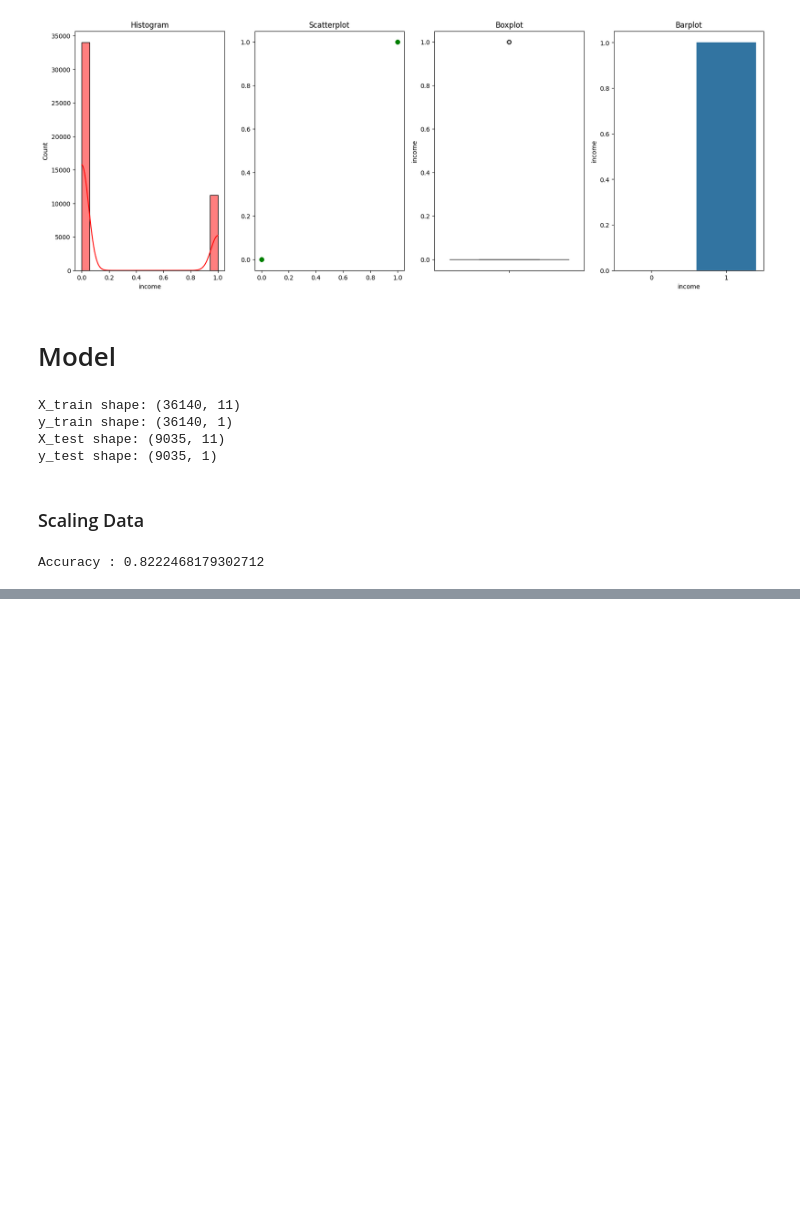
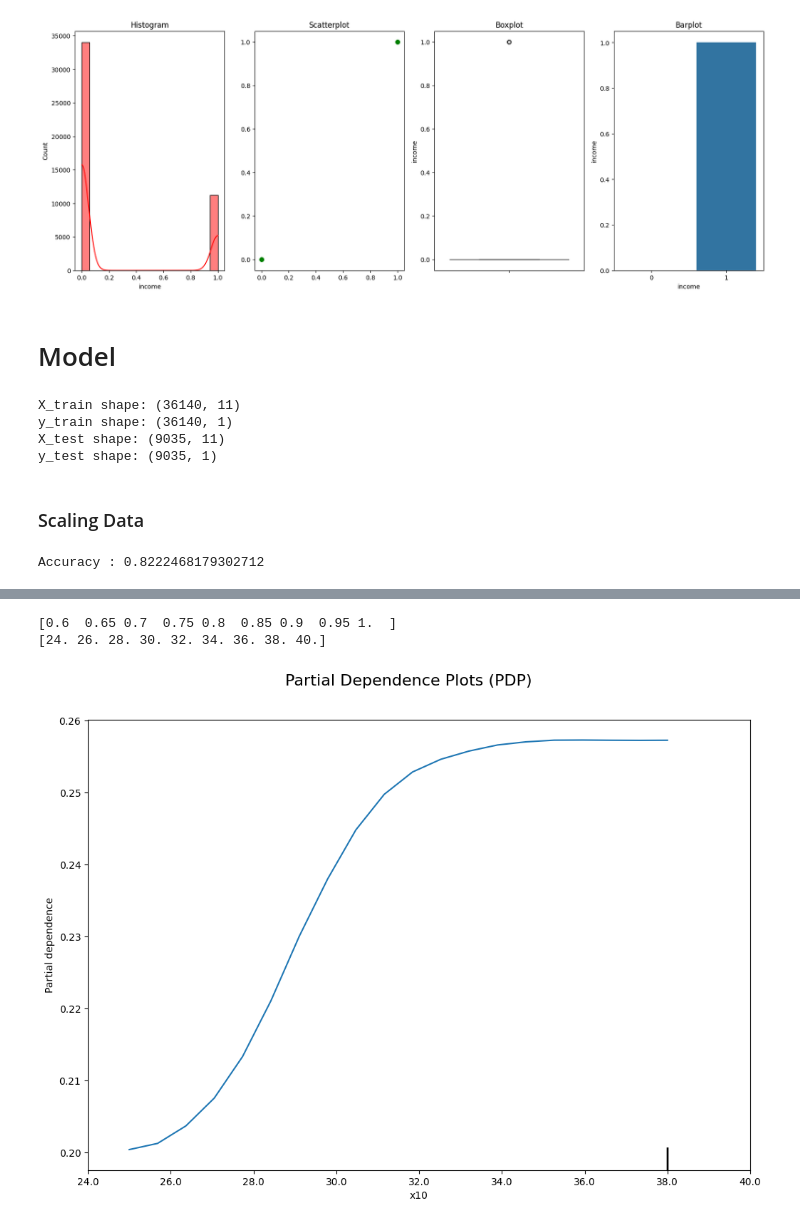
Before and after one commit to benedikt57/XAI, a Jupyter notebook: adult-income-k-nearest-neighbors-knn.ipynb, the cells around one changed output, grey strips where cells are left out. Drawn from its saved outputs; the diff is of its cells as text; code cells hidden in the pictures; blank space fills up the shorter version.

```diff
--- a/adult-income-k-nearest-neighbors-knn.ipynb
+++ b/adult-income-k-nearest-neighbors-knn.ipynb
@@ -524,0 +560,34 @@ plt.show()
+# %%
+from sklearn.inspection import PartialDependenceDisplay
+import matplotlib.pyplot as plt
+
+# Features for which you want to create the PDPs (e.g., 'age')
+features = [10]  # Example: 'age' is the first feature
+scale_factor = st.scale_[10]
+shift = st.min_[10]
+
+# Create the PDPs
+fig, ax = plt.subplots(figsize=(12, 8))  # Optional: Larger display for clarity
+pdp = PartialDependenceDisplay.from_estimator(model, X_train, features, ax=ax, grid_resolution=20)
+
+
+actual_ax = pdp.axes_[0, 0]
+
+
+#Adjust x-axis labels
+xticks = actual_ax.get_xticks()
+xticks_rescaled = (xticks - shift) / scale_factor  # Rescale back to original values
+print(xticks)
+print(xticks_rescaled)
+actual_ax.set_xticks(xticks)
+actual_ax.set_xticklabels([f"{tick:.1f}" for tick in xticks_rescaled])
+
+# Add title
+plt.suptitle("Partial Dependence Plots (PDP)", fontsize=16)
+plt.subplots_adjust(top=0.9)  # Avoid title overlap
+
+plt.show()
+# %% [output]
+[0.6  0.65 0.7  0.75 0.8  0.85 0.9  0.95 1.  ]
+[24. 26. 28. 30. 32. 34. 36. 38. 40.]
+[figure, added]
```
Also changed, not shown: parts of 2 cells of this notebook, 1 other file.
